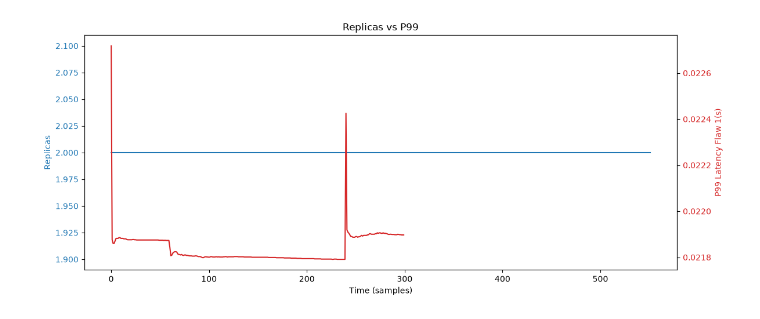
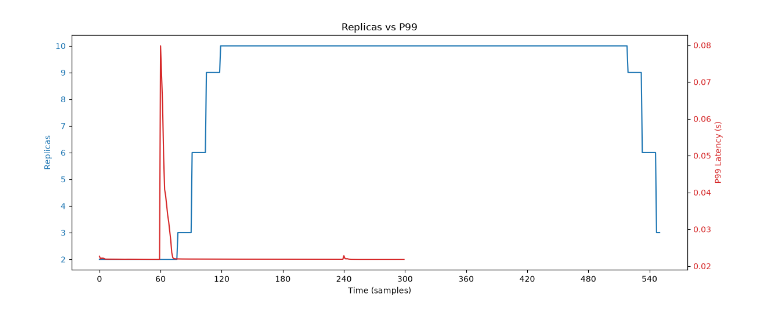
Before and after one commit to m-sef/cloudlab-auto-keda-cluster, a Jupyter notebook: experiments/benchmark_webserver/graphs/keda_prometheus.ipynb, the cells around one changed output. Saved outputs shown, nothing was run; the diff lists cells and outputs as text; code cells hidden in the pictures.

Commit message:
modified some parts of keda_prometheus.ipynb

```diff
--- a/experiments/benchmark_webserver/graphs/keda_prometheus.ipynb
+++ b/experiments/benchmark_webserver/graphs/keda_prometheus.ipynb
@@ -59,6 +59,7 @@ def plot(file_path : str) -> None:
     ax1.set_ylabel("Replicas", color="tab:blue")
     ax1.plot(replicas, color="tab:blue", label="Replicas")
     ax1.tick_params(axis="y", labelcolor="tab:blue")
+    ax1.set_xticks(range(0, len(replicas), 60))
 
     ax2 = ax1.twinx()
     ax2.set_ylabel("P99 Latency (s)", color="tab:red")
@@ -69,6 +70,6 @@ def plot(file_path : str) -> None:
     fig.tight_layout()
     fig.show()
 # %%
-plot("../results/webserver_keda_prometheus_scaler2/experiment_run_1")
+plot("../results/keda_prometheus/experiment_run_1")
 # %% [output]
-[figure, old version]
+[figure, new version]
```
